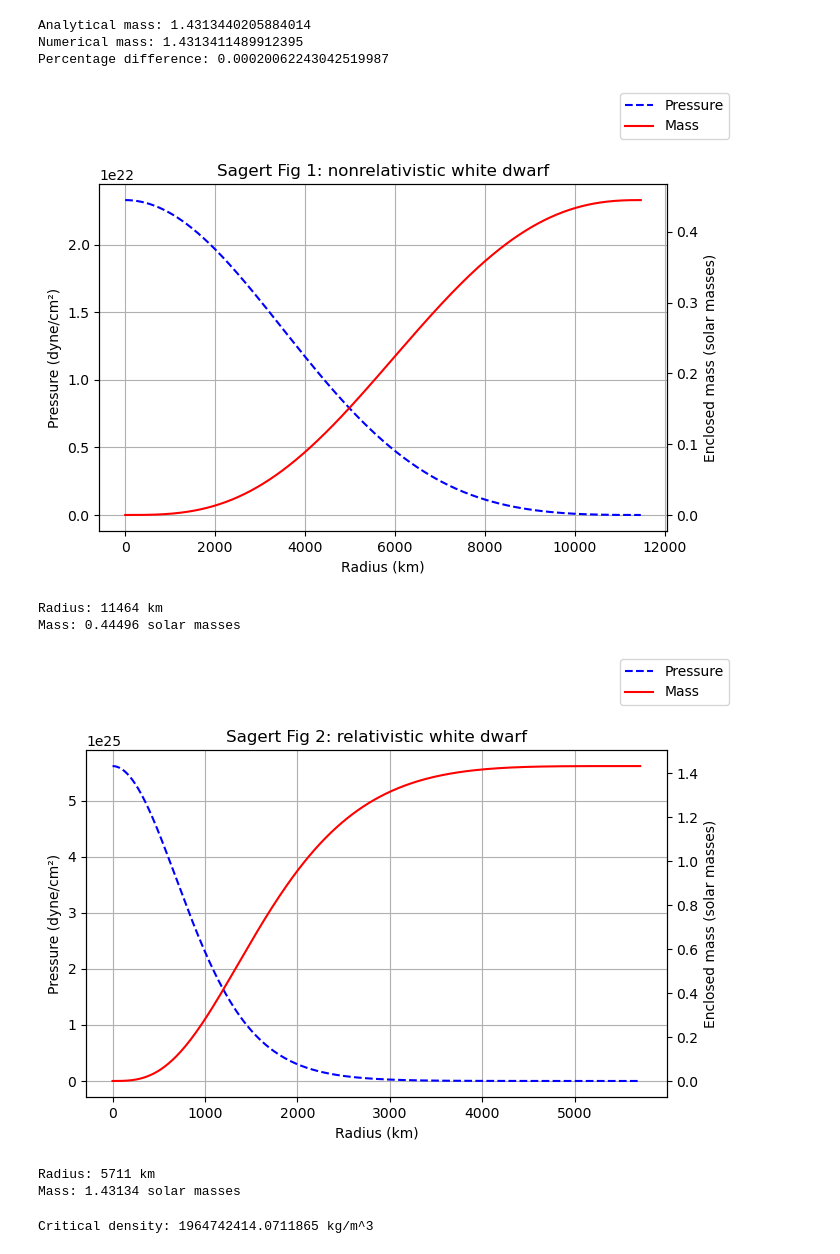
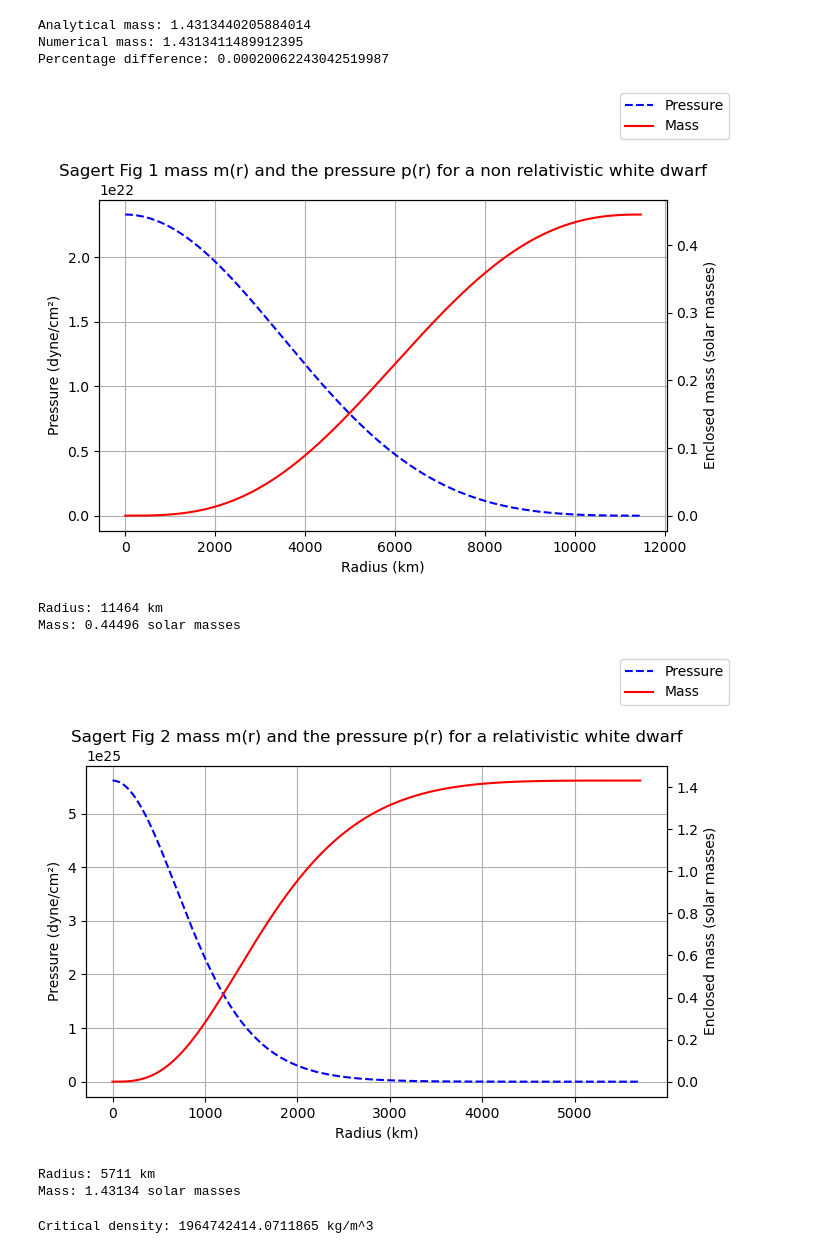
Before and after one commit to charlprend/Compact-Star-Modelling-, a Jupyter notebook: Notebooks/sagert_eos_code.ipynb, the cells around one changed output. Saved outputs shown, nothing was run; the diff lists cells and outputs as text; code cells hidden in the pictures.

Commit message:
figures

```diff
--- a/Notebooks/sagert_eos_code.ipynb
+++ b/Notebooks/sagert_eos_code.ipynb
@@ -653,39 +653,39 @@ def plot_profile(radius, pressure, mass, title):
 
     ax1.plot(radius, pressure, '--', color='blue', label='Pressure')
     ax2.plot(radius, mass, '-', color='red', label='Mass')
 
     ax1.set_xlabel('Radius (km)')
     ax1.set_ylabel('Pressure (dyne/cm²)')
     ax2.set_ylabel('Enclosed mass (solar masses)')
     ax1.set_title(title)
 
     fig.legend(loc='upper right')
     ax1.grid(True)
     fig.tight_layout(rect=[0, 0, 1, 0.88])
     plt.show()
 
 
 # Sagert Figure 1: nonrelativistic electrons, gamma = 5/3.
 # The main text on page 8 specifies a central pressure of
 # 2.33002e22 dyne/cm², whereas the Figure 1 caption on page 9 gives 2.2e22 dyne/cm².
 
 r1, p1, m1 = sagert_solve_star(2.33002e21, K, 5/3)
-plot_profile(r1, p1, m1, 'Sagert Fig 1: nonrelativistic white dwarf')
+plot_profile(r1, p1, m1, 'Sagert Fig 1 mass m(r) and the pressure p(r) for a non relativistic white dwarf')
 print('Radius:', round(r1[-1]), 'km')
 print('Mass:', round(m1[-1], 5), 'solar masses')
 
 # Sagert Figure 2: relativistic electrons, gamma = 4/3.
 # The paper gives p(0) = 5.619e25 dyne/cm² = 5.619e24 Pa.
 
 r2, p2, m2 = sagert_solve_star(5.619e24, K_rel, 4/3)
-plot_profile(r2, p2, m2, 'Sagert Fig 2: relativistic white dwarf')
+plot_profile(r2, p2, m2, 'Sagert Fig 2 mass m(r) and the pressure p(r) for a relativistic white dwarf')
 print('Radius:', round(r2[-1]), 'km')
 print('Mass:', round(m2[-1], 5), 'solar masses')
 # %% [output]
-[figure, old version]
+[figure, new version]
 Radius: 11464 km
 Mass: 0.44496 solar masses
-[figure, old version]
+[figure, new version]
 Radius: 5711 km
 Mass: 1.43134 solar masses
 # %%
```
Also changed, not shown: parts of 4 cells of this notebook, 8 other files.
